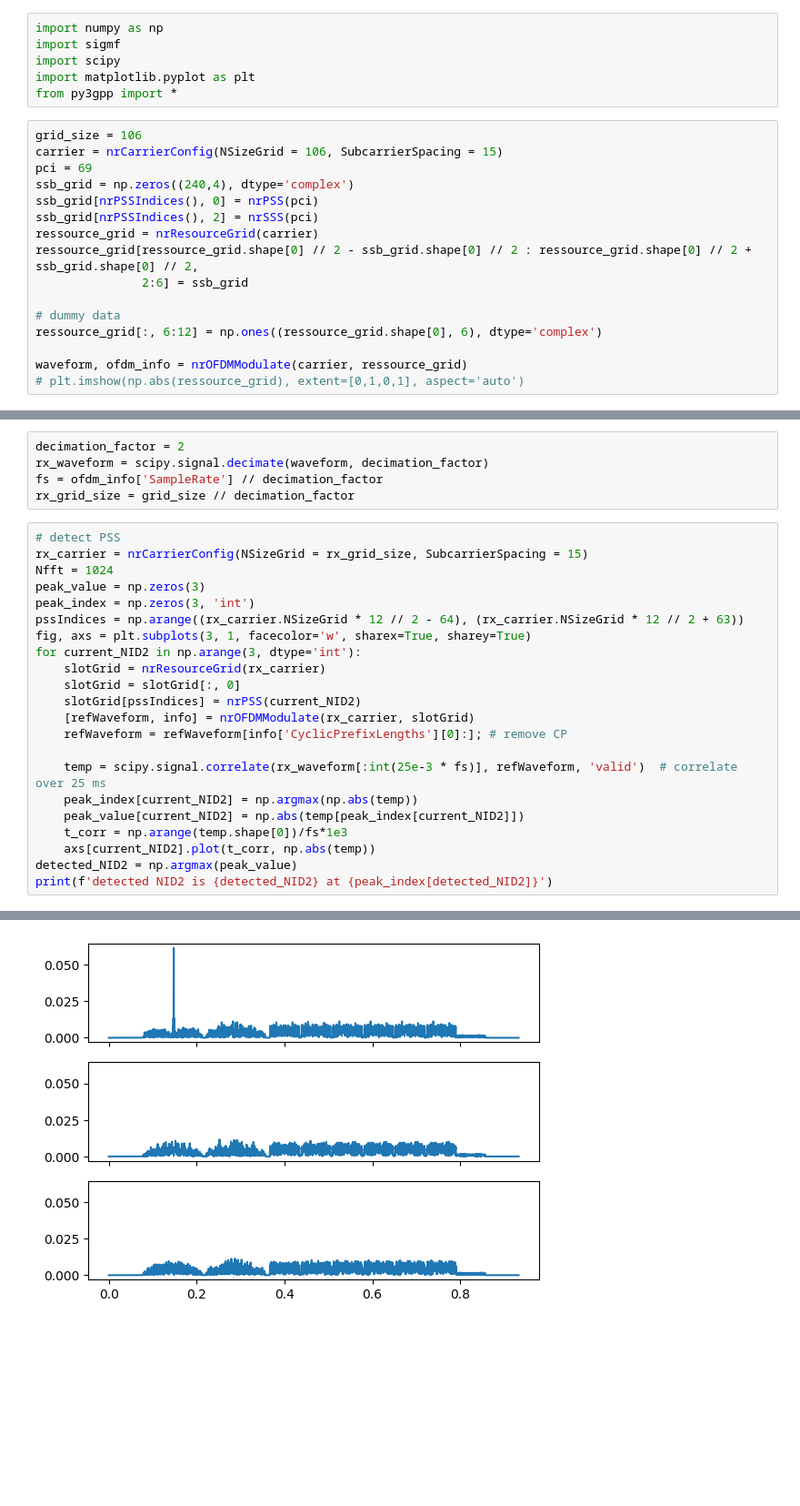
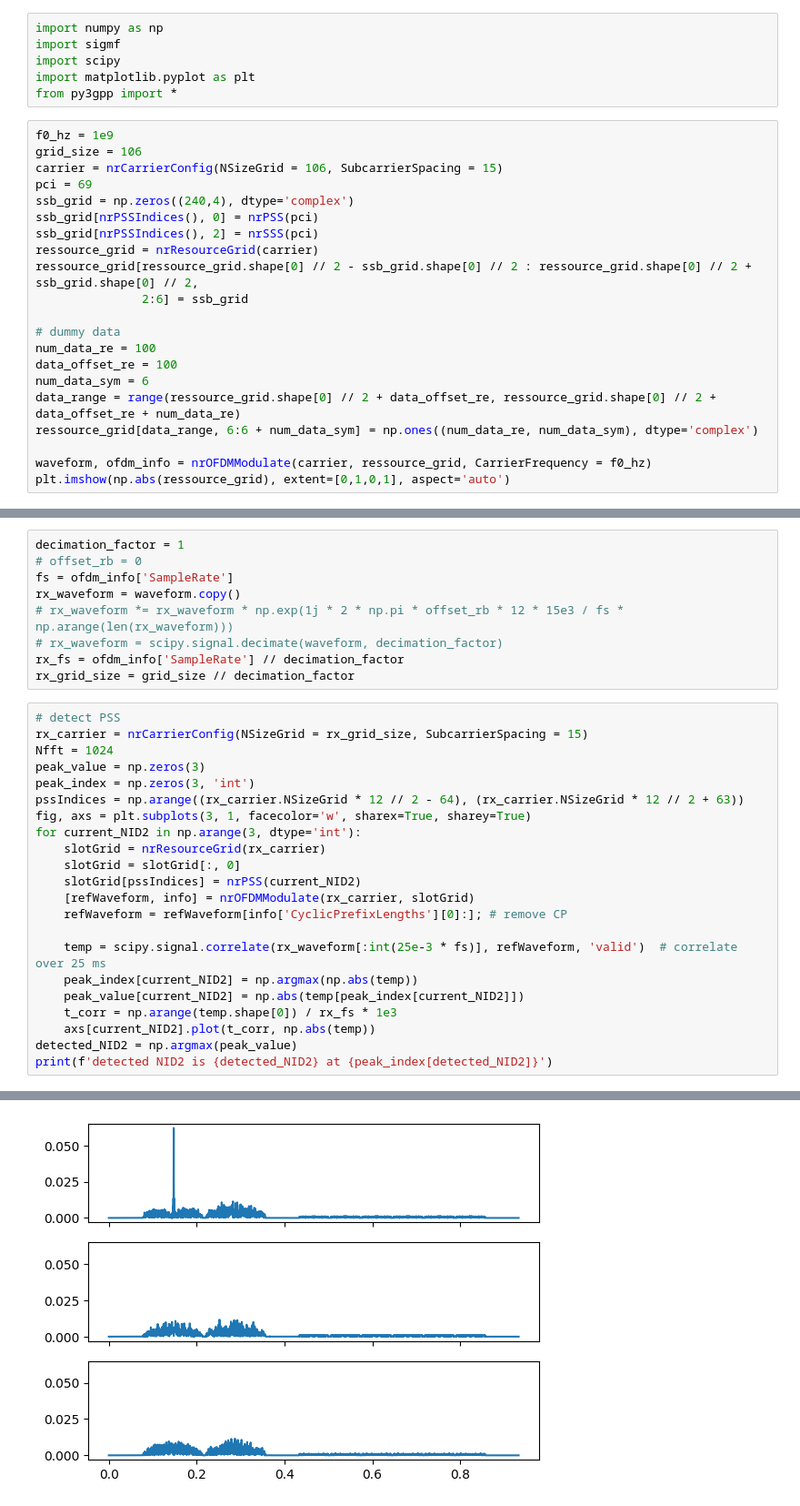
Before and after one commit to catkira/5G_experiments, a Jupyter notebook: phase_comp.ipynb, the cells around one changed output, grey strips where cells are left out. Shown at 91% size. Saved outputs shown, nothing was run; the diff lists cells and outputs as text; blank space fills up the shorter version.

```diff
--- a/phase_comp.ipynb
+++ b/phase_comp.ipynb
@@ -5,6 +5,7 @@ import scipy
 import matplotlib.pyplot as plt
 from py3gpp import *
 # %%
+f0_hz = 1e9
 grid_size = 106
 carrier = nrCarrierConfig(NSizeGrid = 106, SubcarrierSpacing = 15)
 pci = 69
@@ -16,7 +17,11 @@ ressource_grid[ressource_grid.shape[0] // 2 - ssb_grid.shape[0] // 2 : ressource
                2:6] = ssb_grid
 
 # dummy data
-ressource_grid[:, 6:12] = np.ones((ressource_grid.shape[0], 6), dtype='complex')
+num_data_re = 100
+data_offset_re = 100
+num_data_sym = 6
+data_range = range(ressource_grid.shape[0] // 2 + data_offset_re, ressource_grid.shape[0] // 2 + data_offset_re + num_data_re)
+ressource_grid[data_range, 6:6 + num_data_sym] = np.ones((num_data_re, num_data_sym), dtype='complex')
 
-waveform, ofdm_info = nrOFDMModulate(carrier, ressource_grid)
-# plt.imshow(np.abs(ressource_grid), extent=[0,1,0,1], aspect='auto')
+waveform, ofdm_info = nrOFDMModulate(carrier, ressource_grid, CarrierFrequency = f0_hz)
+plt.imshow(np.abs(ressource_grid), extent=[0,1,0,1], aspect='auto')
@@ -23,7 +31,11 @@ waveform, ofdm_info = nrOFDMModulate(carrier, ressource_grid)
 # %%
-decimation_factor = 2
-rx_waveform = scipy.signal.decimate(waveform, decimation_factor)
-fs = ofdm_info['SampleRate'] // decimation_factor
+decimation_factor = 1
+# offset_rb = 0
+fs = ofdm_info['SampleRate']
+rx_waveform = waveform.copy()
+# rx_waveform *= rx_waveform * np.exp(1j * 2 * np.pi * offset_rb * 12 * 15e3 / fs * np.arange(len(rx_waveform)))
+# rx_waveform = scipy.signal.decimate(waveform, decimation_factor)
+rx_fs = ofdm_info['SampleRate'] // decimation_factor
 rx_grid_size = grid_size // decimation_factor
 # %%
 # detect PSS
@@ -43,7 +55,7 @@ for current_NID2 in np.arange(3, dtype='int'):
     temp = scipy.signal.correlate(rx_waveform[:int(25e-3 * fs)], refWaveform, 'valid')  # correlate over 25 ms
     peak_index[current_NID2] = np.argmax(np.abs(temp))
     peak_value[current_NID2] = np.abs(temp[peak_index[current_NID2]])
-    t_corr = np.arange(temp.shape[0])/fs*1e3
+    t_corr = np.arange(temp.shape[0]) / rx_fs * 1e3
     axs[current_NID2].plot(t_corr, np.abs(temp))
 detected_NID2 = np.argmax(peak_value)
 print(f'detected NID2 is {detected_NID2} at {peak_index[detected_NID2]}')
@@ -52,4 +64,4 @@ detected NID2 is 0 at 2272
-[figure, old version]
+[figure, new version]
 # %%
 nrbSSB = 20
 refGrid = np.zeros((nrbSSB*12, 2), dtype='complex')
```
Also changed, not shown: parts of 8 cells of this notebook.
